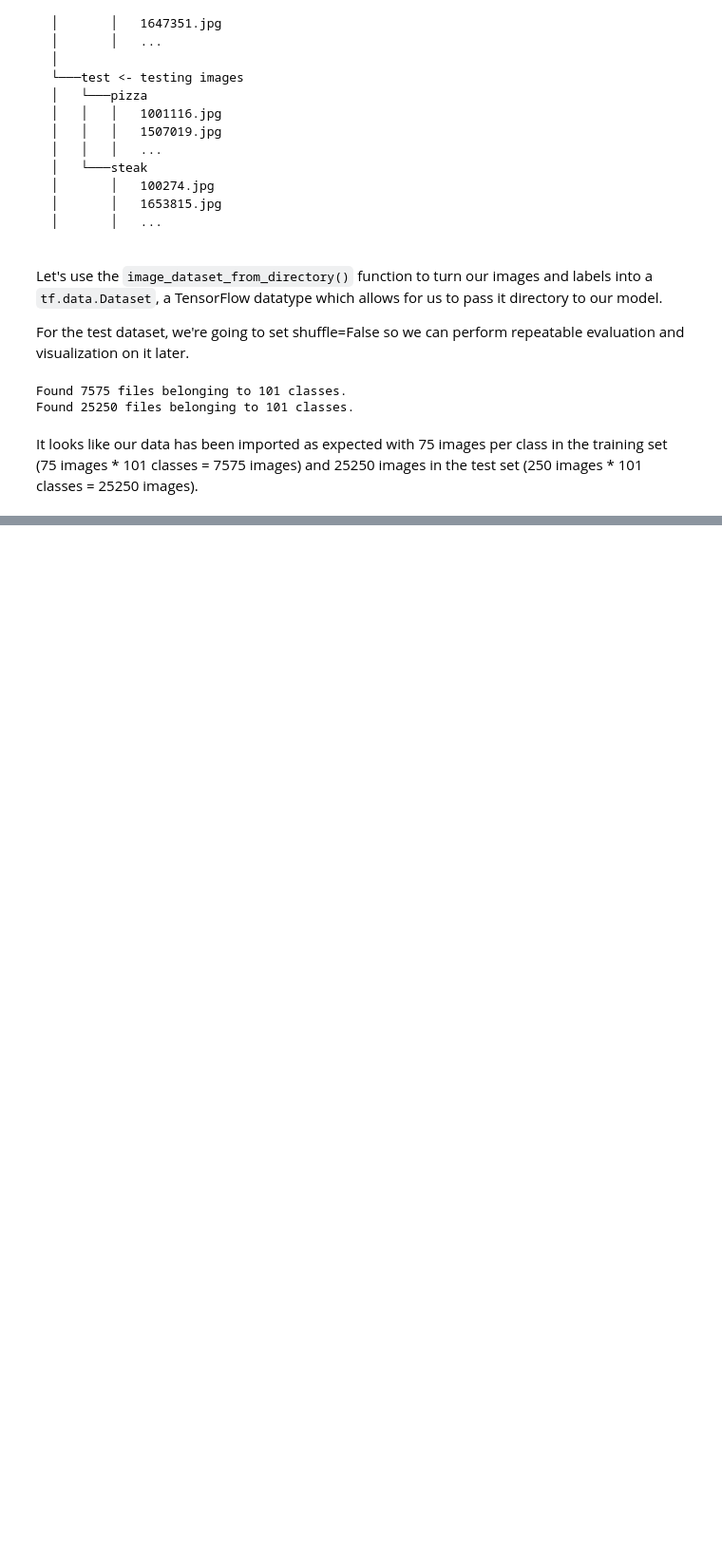
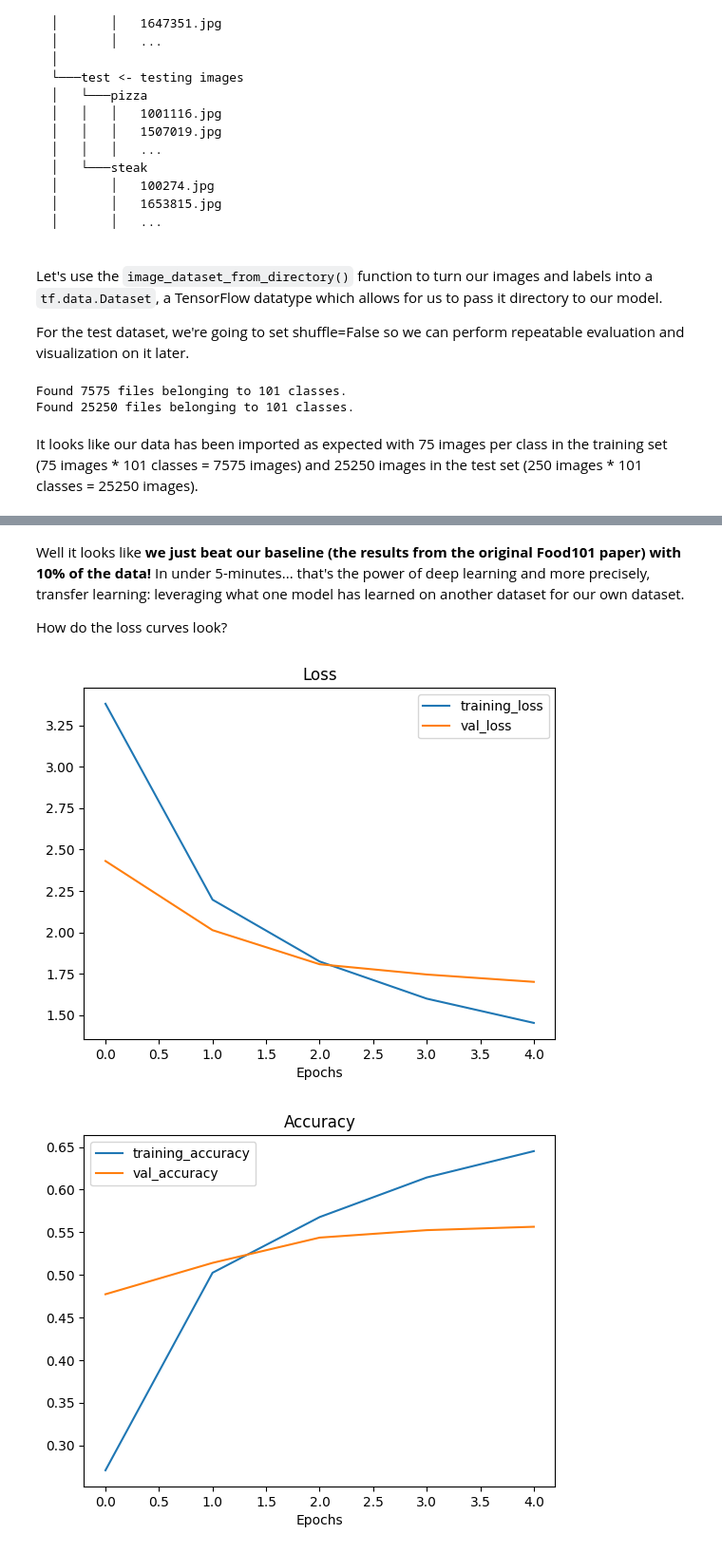
Before and after one commit to aykq/internship, a Jupyter notebook: tensorflow/05_Transfer_Learning_with_TensorFlow_Part_3_Scaling_up_(Food_Vision_mini).ipynb, the cells around one changed output, grey strips where cells are left out. Shown at 95% size. Drawn from its saved outputs; the diff is of its cells as text; code cells hidden in the pictures; blank space fills up the shorter version.

```diff
--- a/tensorflow/05_Transfer_Learning_with_TensorFlow_Part_3_Scaling_up_(Food_Vision_mini).ipynb
+++ b/tensorflow/05_Transfer_Learning_with_TensorFlow_Part_3_Scaling_up_(Food_Vision_mini).ipynb
@@ -184,0 +208,7 @@ It looks like our data has been imported as expected with 75 images per class in
+# %%
+# create checkpoint callback to save model for later use
+checkpoint_path = "101_classes_10_percent_data_model_checkpoint"
+checkpoint_callback = tf.keras.callbacks.ModelCheckpoint(checkpoint_path,
+                                                         save_weights_only=True, # save only the model weights
+                                                         monitor="val_accuracy", # save the model weights which score the best validation accuracy
+                                                         save_best_only=True) # only keep the best model weights on file (delete the rest)
@@ -184,0 +249,12 @@ It looks like our data has been imported as expected with 75 images per class in
+# %%
+# setup base model and freeze its layers (this will extract features)
+base_model = tf.keras.applications.efficientnet.EfficientNetB0(include_top=False)
+base_model.trainable = False
+
+# setup model architecture with trainable top layers
+inputs = layers.Input(shape=(224, 224, 3), name="input_layer") # shape of input image
+x = data_augmentation(inputs) # augment images (only happens during training)
+x = base_model(x, training=False) # put the base model in inference mode so we can use it to extract features without updating the weights
+x = layers.GlobalAveragePooling2D(name="global_average_pooling")(x) # pool the outputs of the base model
+outputs = layers.Dense(len(train_data_all_10_percent.class_names), activation="softmax", name="output_layer")(x) # same number of outputs as classes
+model = tf.keras.Model(inputs, outputs)
@@ -184,0 +297,12 @@ It looks like our data has been imported as expected with 75 images per class in
+# %%
+# compile
+model.compile(loss="categorical_crossentropy",
+              optimizer=tf.keras.optimizers.Adam(), # use Adam with default settings
+              metrics=["accuracy"])
+
+# fit
+history_all_classes_10_percent = model.fit(train_data_all_10_percent,
+                                           epochs=5, # fit for 5 epochs to keep experiments quick
+                                           validation_data=test_data,
+                                           validation_steps=int(0.15 * len(test_data)), # evaluate on smaller portion of test data
+                                           callbacks=[checkpoint_callback]) # save best model weights to file
@@ -184,0 +329,9 @@ It looks like our data has been imported as expected with 75 images per class in
+# %% [markdown]
+Well it looks like **we just beat our baseline (the results from the original Food101 paper) with 10% of the data!** In under 5-minutes... that's the power of deep learning and more precisely, transfer learning: leveraging what one model has learned on another dataset for our own dataset.
+
+How do the loss curves look?
+# %%
+plot_loss_curves(history_all_classes_10_percent)
+# %% [output]
+[figure, added]
+[figure, added]
```
Also changed, not shown: parts of 12 cells of this notebook.
